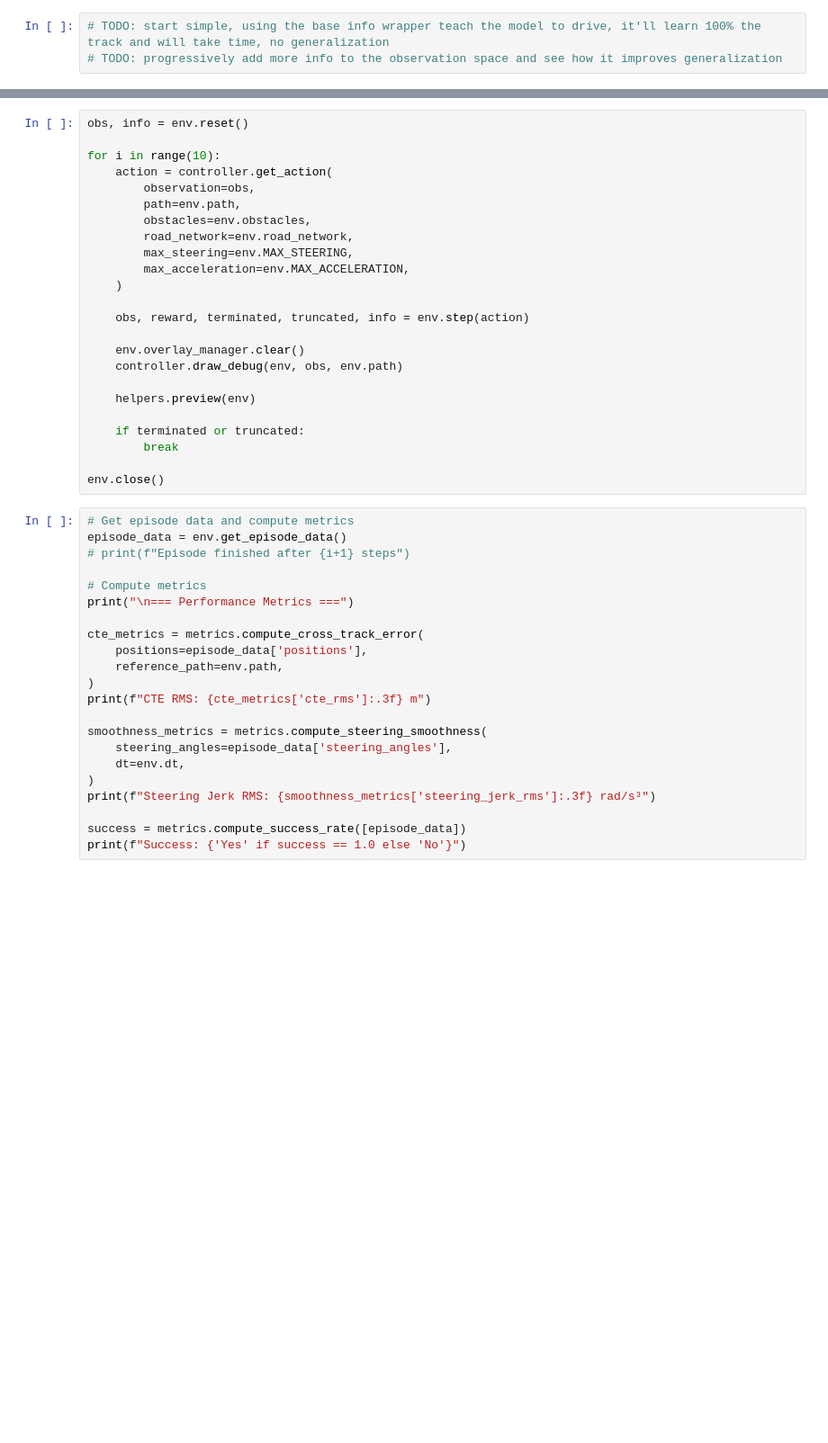
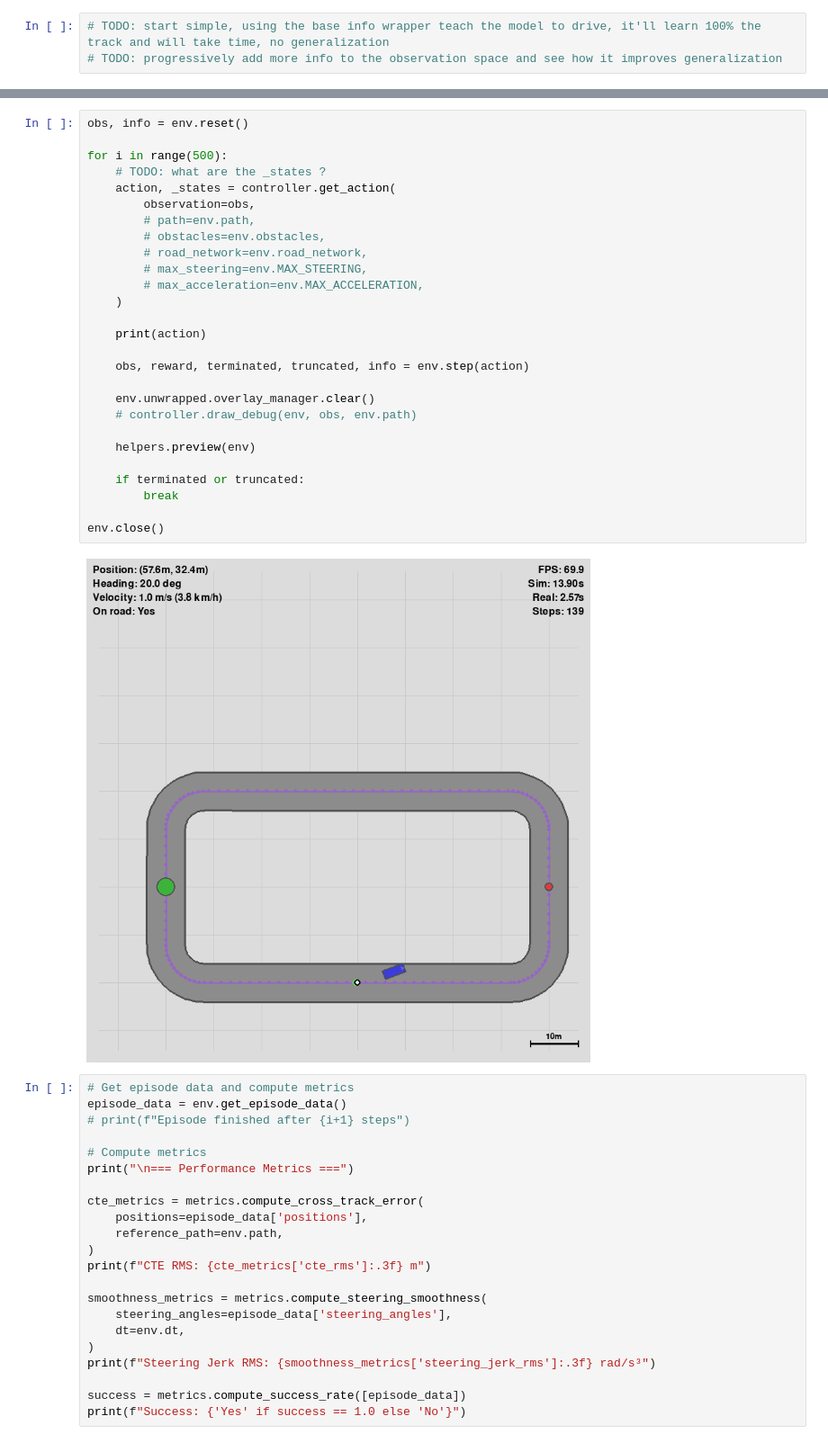
Before and after one commit to raideno/gymnasium-driving, a Jupyter notebook: index.ipynb, the cells around one changed output, grey strips where cells are left out. Shown at 90% size. Saved outputs shown, nothing was run; the diff lists cells and outputs as text; blank space fills up the shorter version.

```diff
--- a/index.ipynb
+++ b/index.ipynb
@@ -122,27 +200,32 @@ helpers.preview(env, False)
 # %%
 obs, info = env.reset()
 
-for i in range(10):
-    action = controller.get_action(
+for i in range(500):
+    # TODO: what are the _states ?
+    action, _states = controller.get_action(
         observation=obs,
-        path=env.path,
-        obstacles=env.obstacles,
-        road_network=env.road_network,
-        max_steering=env.MAX_STEERING,
-        max_acceleration=env.MAX_ACCELERATION,
+        # path=env.path,
+        # obstacles=env.obstacles,
+        # road_network=env.road_network,
+        # max_steering=env.MAX_STEERING,
+        # max_acceleration=env.MAX_ACCELERATION,
     )
+
+    print(action)
 
     obs, reward, terminated, truncated, info = env.step(action)
 
-    env.overlay_manager.clear()
-    controller.draw_debug(env, obs, env.path)
+    env.unwrapped.overlay_manager.clear()
+    # controller.draw_debug(env, obs, env.path)
 
     helpers.preview(env)
 
     if terminated or truncated:
         break
 
 env.close()
+# %% [output]
+[figure, added]
 # %%
 # Get episode data and compute metrics
 episode_data = env.get_episode_data()
```
Also changed, not shown: parts of 3 cells of this notebook, 12 other files.
